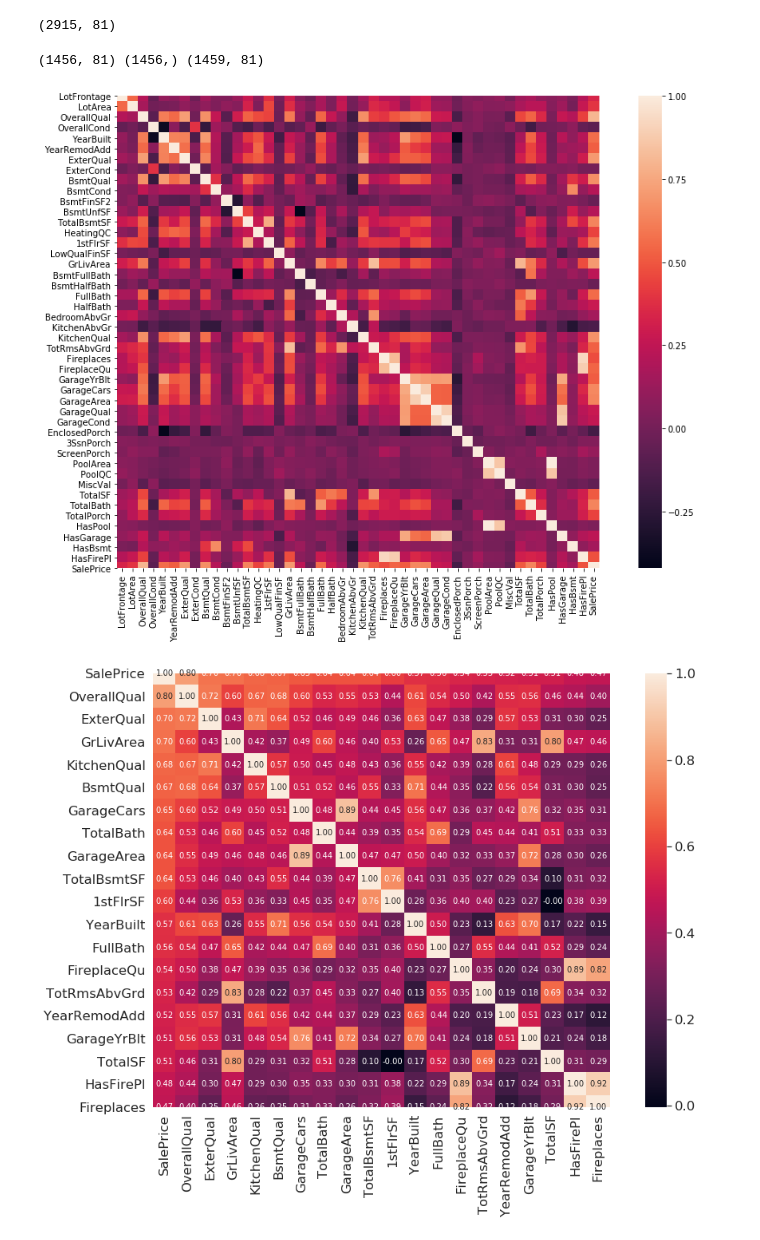
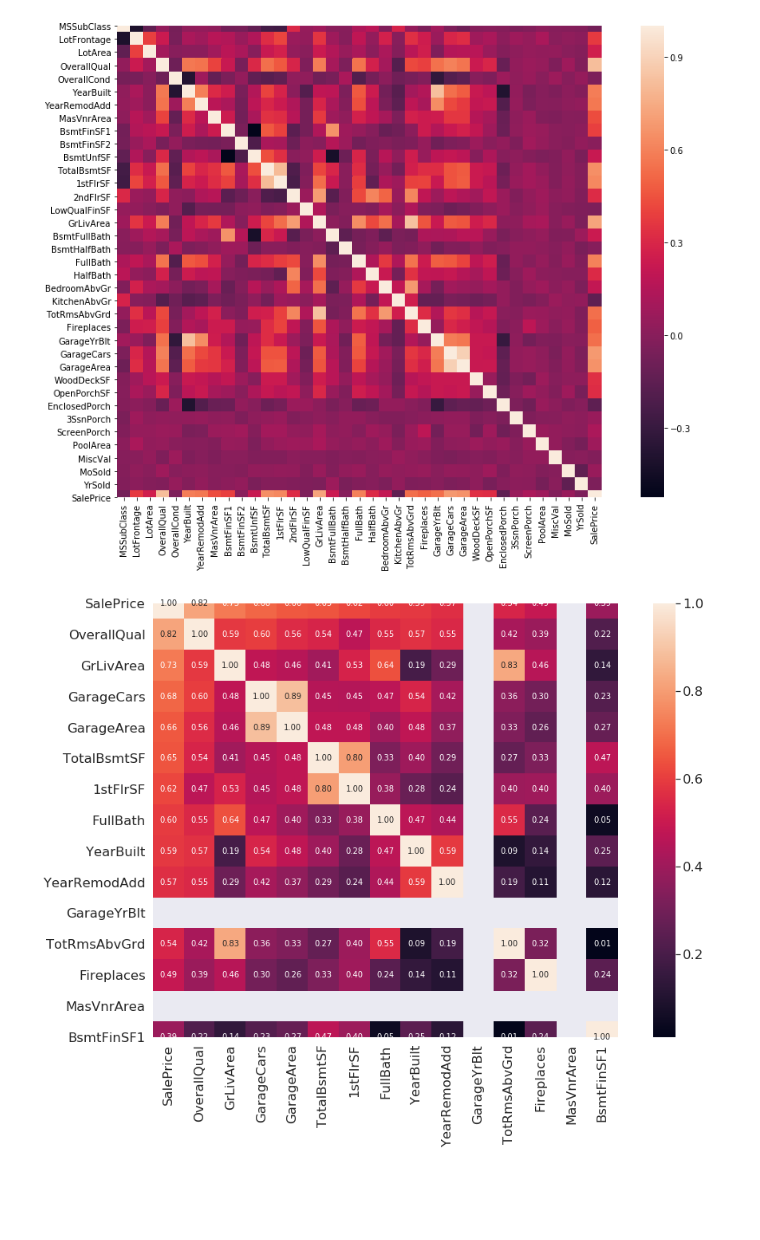
Before and after one commit to romanslipchuk/Houses, a Jupyter notebook: run to 5% with kaggle.ipynb, the cells around one changed output. Saved outputs shown, nothing was run; the diff lists cells and outputs as text; code cells hidden in the pictures; blank space fills up the shorter version.

```diff
--- a/run to 5% with kaggle.ipynb
+++ b/run to 5% with kaggle.ipynb
@@ -23,4 +20,5 @@ len(train)
 # %%
-train = train.drop(train[(train['GrLivArea']>4000)].index)
-#train = train[train.LotFrontage < 300]
+train = train[train.GrLivArea < 4500]
 train.reset_index(drop=True, inplace=True)
+train["SalePrice"] = np.log1p(train["SalePrice"])
+y = train['SalePrice'].reset_index(drop=True)
@@ -90,4 +33,0 @@ Kurtosis: 1.5862271800996142
-# %%
-y_original = train.SalePrice
-train.drop('SalePrice', axis=1, inplace=True)
-y_original.shape
@@ -320,11 +197,0 @@ data['TotalPorch'] = data.OpenPorchSF + data['3SsnPorch'] + data.EnclosedPorch +
-# %%
-data['HasPool'] = data.PoolArea.apply(lambda x: 1 if x > 0 else 0)
-data['HasGarage'] = data.GarageArea.apply(lambda x: 1 if x > 0 else 0)
-data['HasBsmt'] = data.TotalBsmtSF.apply(lambda x: 1 if x > 0 else 0)
-data['HasFirePl'] = data.Fireplaces.apply(lambda x: 1 if x > 0 else 0)
-
-data = data.drop(['MasVnrArea', 'OpenPorchSF', 'WoodDeckSF', 'BsmtFinSF1','2ndFlrSF'], axis=1)
-
-data.shape
-# %% [output]
-(2915, 81)
@@ -344,24 +206,16 @@ for cat in feat_cat:
-# %%
-train = data.iloc[:len(y_original),:]
-test = data.iloc[len(y_original):,:]
-print(train.shape,y_original.shape, test.shape)
-# %% [output]
-(1456, 81) (1456,) (1459, 81)
-# %%
-train['SalePrice'] = y_original
 # %%
 corr_matrix = train.corr()
 f, ax = plt.subplots(figsize=(16,10))
 sns.heatmap(corr_matrix, vmax=1, square=True);
 # %% [output]
-[figure, old version]
+[figure, new version]
 # %%
-corr_num = 20
+corr_num = 15
 cols_corr = corr_matrix.nlargest(corr_num, 'SalePrice')['SalePrice'].index
 corr_mat_sales = np.corrcoef(train[cols_corr].values.T)
 sns.set(font_scale=1.5)
 f, ax = plt.subplots(figsize=(16,10))
 hm = sns.heatmap(corr_mat_sales,cbar=True, annot=True, square=True, fmt='.2f', annot_kws={'size': 10},yticklabels=cols_corr.values, xticklabels=cols_corr.values)
 plt.show()
 # %% [output]
-[figure, old version]
+[figure, new version]
```
Also changed, not shown: parts of 73 cells of this notebook.
